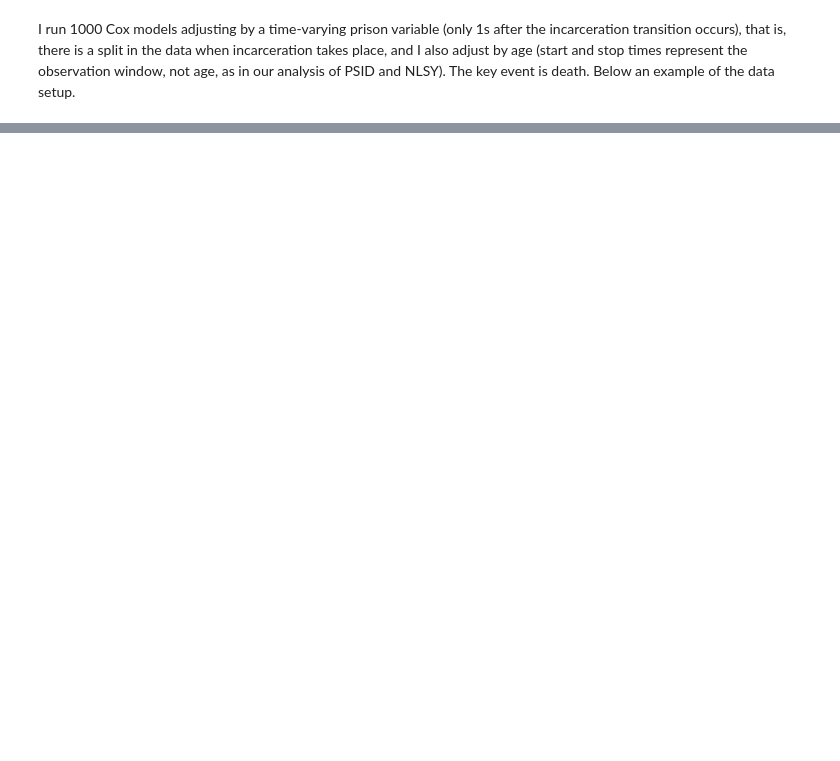
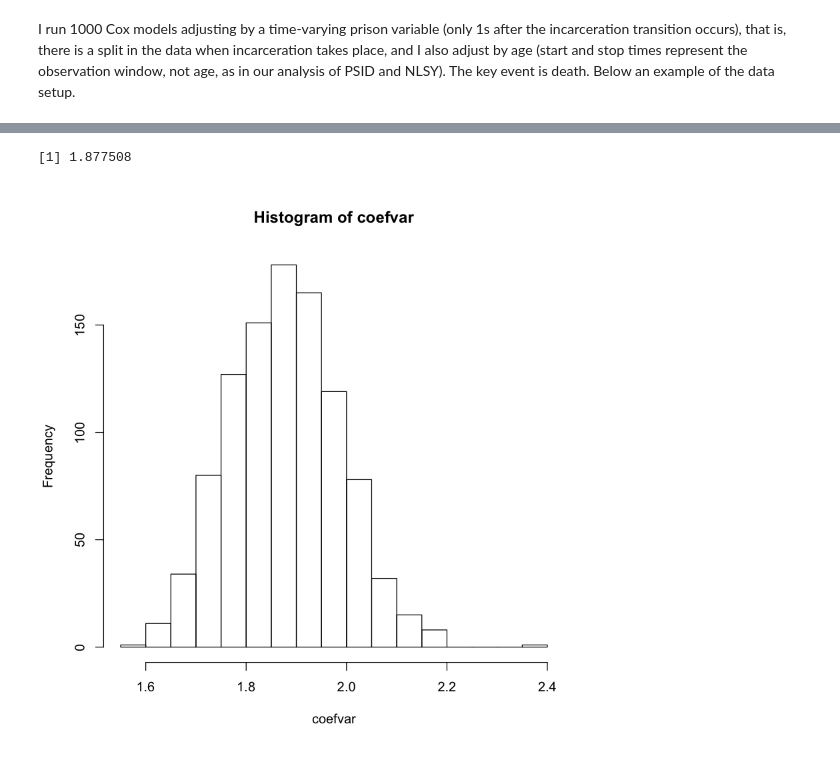
Before and after one commit to sdaza/mortality-incarceration-paper, a Jupyter notebook: simulation/simulation.ipynb, the cells around one changed output, grey strips where cells are left out. Saved outputs shown, nothing was run; the diff lists cells and outputs as text; code cells hidden in the pictures; blank space fills up the shorter version.

```diff
--- a/simulation/simulation.ipynb
+++ b/simulation/simulation.ipynb
@@ -31,0 +108,6 @@ I run 1000 Cox models adjusting by a time-varying prison variable (only 1s after
+# %%
+hist(coefvar)
+median(coefvar)
+# %% [output]
+[1] 1.877508
+[figure, added]
```
Also changed, not shown: parts of 8 cells of this notebook, 24 other files.
